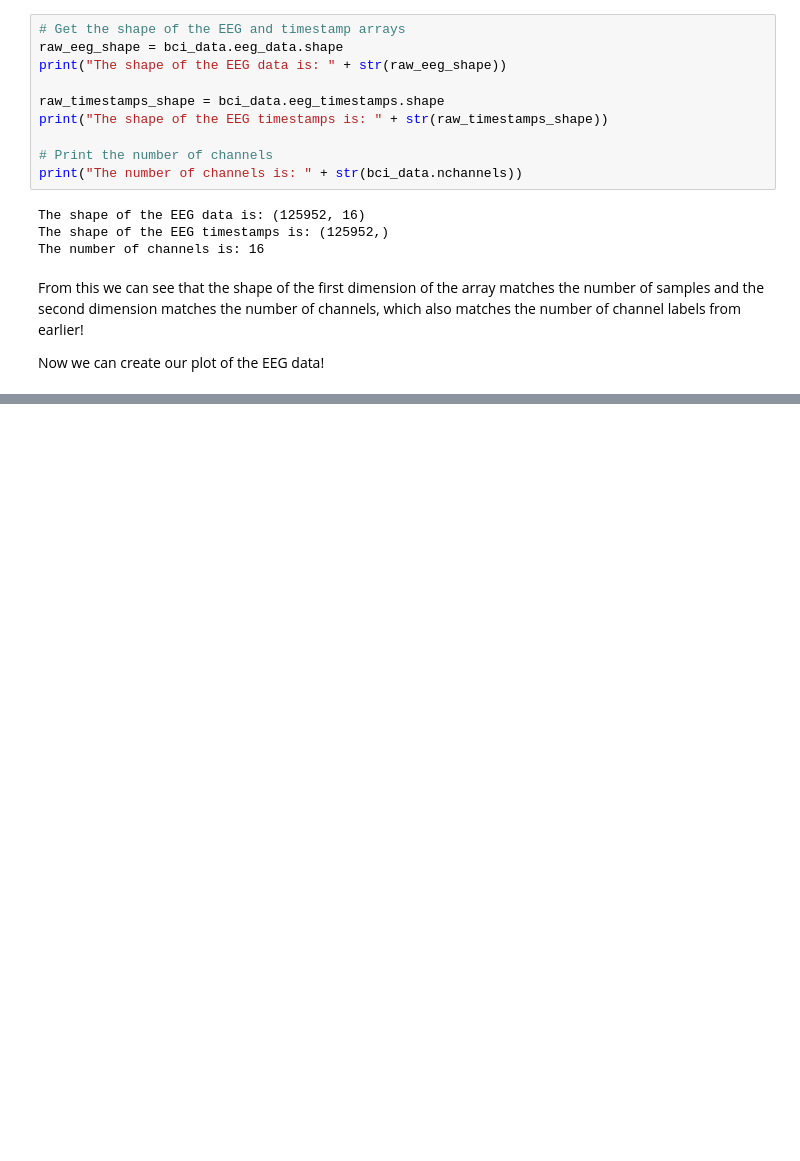
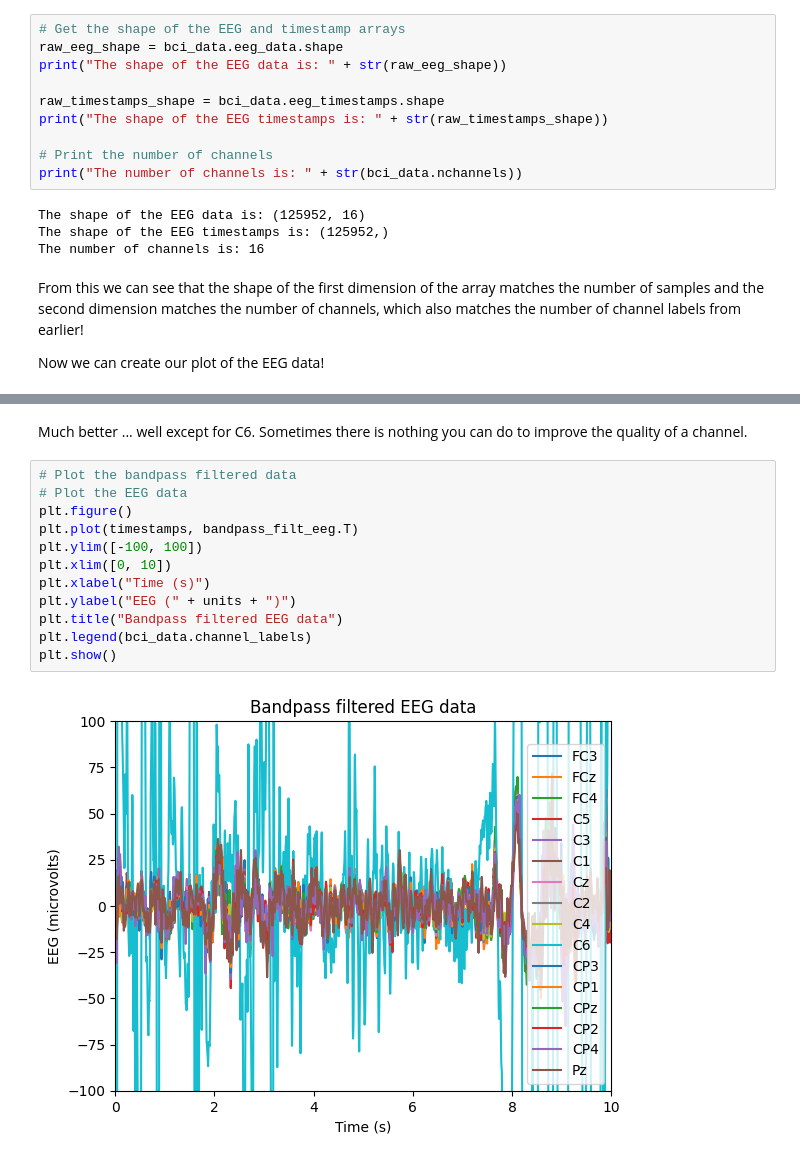
Before and after one commit to brianjohannes/bessy-python-tutorials, a Jupyter notebook: 01_show_me_the_data.ipynb, the cells around one changed output, grey strips where cells are left out. Saved outputs shown, nothing was run; the diff lists cells and outputs as text; blank space fills up the shorter version.

```diff
--- a/01_show_me_the_data.ipynb
+++ b/01_show_me_the_data.ipynb
@@ -100,0 +208,17 @@ few issues left to resolve.
+# %% [markdown]
+Much better ... well except for C6. Sometimes there is nothing you can do to
+improve the quality of a channel.
+# %%
+# Plot the bandpass filtered data
+# Plot the EEG data
+plt.figure()
+plt.plot(timestamps, bandpass_filt_eeg.T)
+plt.ylim([-100, 100])
+plt.xlim([0, 10])
+plt.xlabel("Time (s)")
+plt.ylabel("EEG (" + units + ")")
+plt.title("Bandpass filtered EEG data")
+plt.legend(bci_data.channel_labels)
+plt.show()
+# %% [output]
+[figure, added]
```
Also changed, not shown: parts of 8 cells of this notebook.
